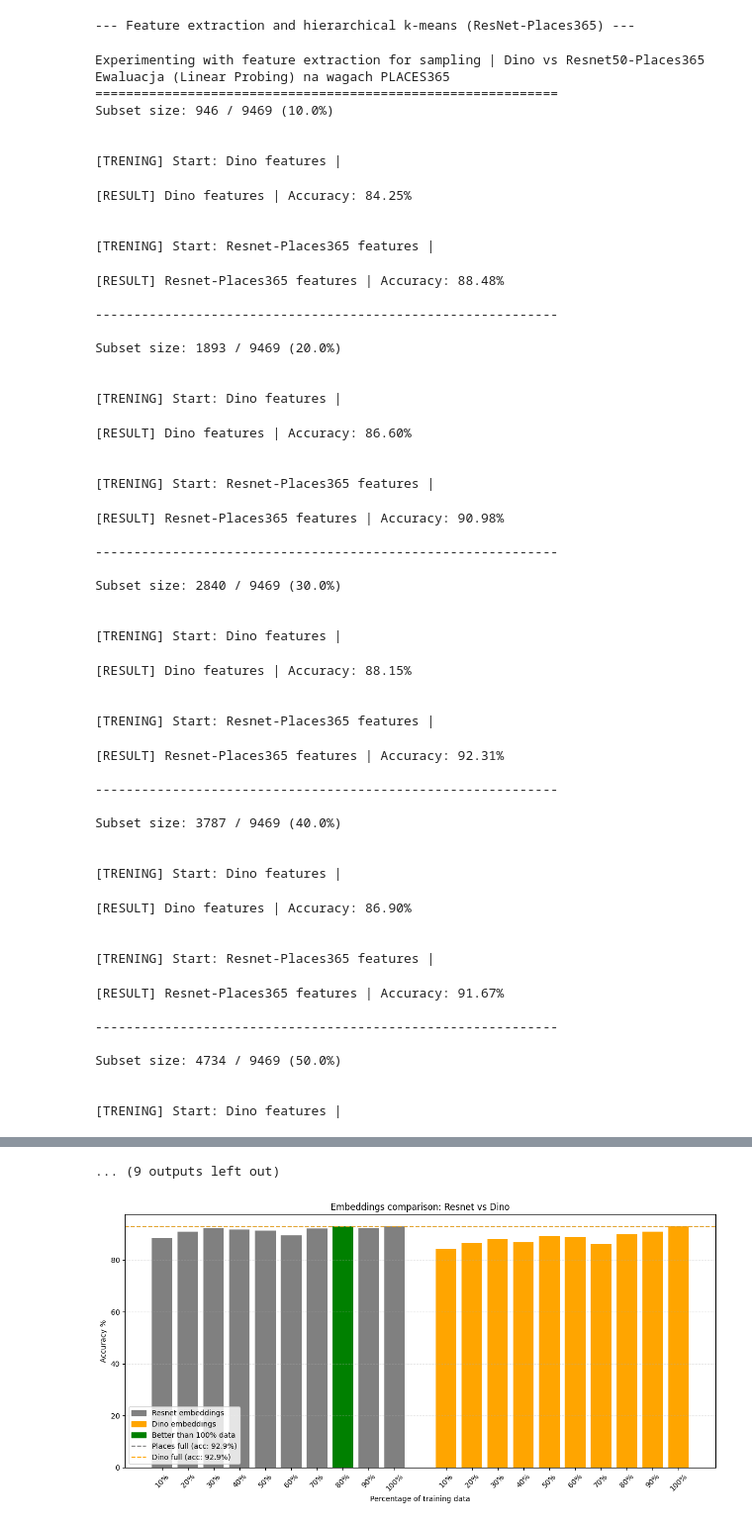
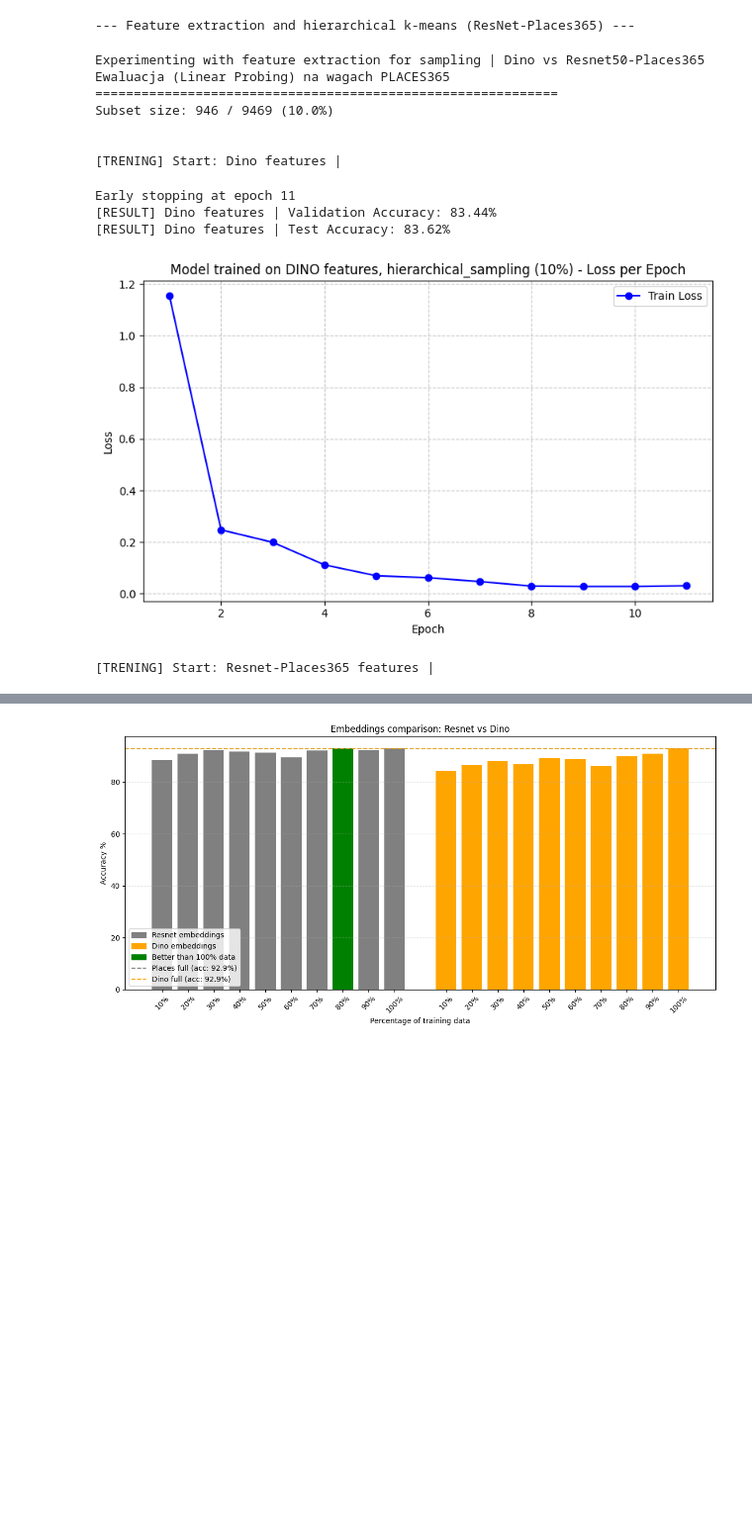
Before and after one commit to Micaet/WB2_Project, a Jupyter notebook: imagenette_places_training_extended.ipynb, the cells around one changed output, grey strips where cells are left out. Shown at 99% size. Saved outputs shown, nothing was run; the diff lists cells and outputs as text; code cells hidden in the pictures; blank space fills up the shorter version.

Commit message:
some corrections to training pipeline(mailny early stopping)

```diff
--- a/imagenette_places_training_extended.ipynb
+++ b/imagenette_places_training_extended.ipynb
@@ -270,7 +272,10 @@ def train_model(model, criterion, optimizer, train_loader, val_dataloader, test_
     epoch_progress = range(max_epochs)
     if epoch_tqdm:
         epoch_progress = tqdm(range(max_epochs), desc='Epochs')
-
+    patience_counter=0
+    best_val_loss = np.inf
+    best_state = model.state_dict()
+    best_state = {k:v.clone() for k, v in best_state.items()}
     for epoch in epoch_progress:
         model.train()
         running_loss = 0.0
@@ -288,7 +293,7 @@ def train_model(model, criterion, optimizer, train_loader, val_dataloader, test_
             scaler.step(optimizer)
             scaler.update()
             running_loss += loss.item()
-        losses.append(running_loss)
+        losses.append(running_loss/len(train_loader))
 
         if early_stopping:
             model.eval()
@@ -298,17 +303,23 @@ def train_model(model, criterion, optimizer, train_loader, val_dataloader, test_
                     imgs, labels = imgs.to(device), labels.to(device)
                     outputs = model(imgs)
                     val_loss += criterion(outputs, labels).item()
+            val_loss = val_loss/len(val_dataloader)
 
             if val_loss < best_val_loss:
                 best_val_loss = val_loss
                 patience_counter = 0
+                best_state = model.state_dict()
+                best_state = {k:v.clone() for k, v in best_state.items()}
             else:
                 patience_counter += 1
                 if patience_counter >= patience:
                     print(f"Early stopping at epoch {epoch + 1}")
                     break
 
+    if early_stopping:
+        model.load_state_dict(best_state)
     model.eval()
+
     correct = 0
     total = 0
     with torch.inference_mode():
@@ -372,12 +383,9 @@ print("Experimenting with feature extraction for sampling | Dino vs Resnet50-Pla
 print("Ewaluacja (Linear Probing) na wagach PLACES365")
 print("="*60)
 
-num_epochs = 10
-lr = 1e-2
-batch_size = 64
 
 percentages = [0.1, 0.2, 0.3, 0.4, 0.5, 0.6, 0.7, 0.8, 0.9, 1.0]
-results_embedings = pd.DataFrame(columns=["embedings", "percentage", "accuracy", "losses"])
+results_embedings = pd.DataFrame(columns=["clustering_method","embedings", "percentage", "accuracy", "losses"])
 
 for clustering_method in CLUSTERING_METHODS:
     for p in percentages:
@@ -417,7 +425,8 @@ for clustering_method in CLUSTERING_METHODS:
                                 )
 
         plot_training_curve(losses, title=f"Model trained on DINO features, {clustering_method} ({p*100:.0f}%)")
-        results_embedings.loc[len(results_embedings)] = ["Dino", label, acc, losses, clustering_method]
+        embedings_name ="Dino"
+        results_embedings.loc[len(results_embedings),] = {"clustering_method":clustering_method,'embedings':embedings_name, "percentage":label, "accuracy":acc, "losses":losses}
         print()
 
         # -------------- trening modelu (LP, sampling z Resnet-Places365) --------------------
@@ -439,79 +448,37 @@ for clustering_method in CLUSTERING_METHODS:
         model = get_places365_eval_model(NUM_CLASSES, device)
 
         criterion = nn.CrossEntropyLoss()
         optimizer = optim.Adam(model.parameters(), lr = lr)
         acc, losses= train_model(model, criterion, optimizer,
                                 DataLoader(current_ds, batch_size=batch_size, shuffle=True, num_workers=0,
                                         generator=torch.Generator().manual_seed(SEED)),
                                 test_loader, val_loader, device,
                                 "Resnet-Places365 features |",
                                 max_epochs=MAX_EPOCHS, early_stopping=True, patience=EARLY_STOPPING_PATIENCE,
                                 epoch_tqdm=True, loader_tqdm=False
                                 )
         plot_training_curve(losses, title=f"Model trained on Resnet-Places365 features, {clustering_method} ({p*100:.0f}%)")
-        results_embedings.loc[len(results_embedings)] = ["Resnet-Places365", label, acc, losses, clustering_method]
+        embedings_name ="Resnet-Places365"
+        results_embedings.loc[len(results_embedings),] = {"clustering_method":clustering_method,'embedings':embedings_name, "percentage":label, "accuracy":acc, "losses":losses}
         print()
         print("-"*60)
         print()
 
 # save results to pkl for later evaluation and plotting
 results_embedings.to_pickle("experiment_results.pkl")
 
 # can later be loaded with:
 # loaded_results = pd.read_pickle("experiment_results.pkl") --- IGNORE ---
 # %% [output]
 Experimenting with feature extraction for sampling | Dino vs Resnet50-Places365
 Ewaluacja (Linear Probing) na wagach PLACES365
 ============================================================
 Subset size: 946 / 9469 (10.0%)
 
 
 [TRENING] Start: Dino features |
-[RESULT] Dino features | Accuracy: 84.25%
-
-
-[TRENING] Start: Resnet-Places365 features |
+Early stopping at epoch 11
+[RESULT] Dino features | Validation Accuracy: 83.44%
+[RESULT] Dino features | Test Accuracy: 83.62%
+[figure, added]
-[RESULT] Resnet-Places365 features | Accuracy: 88.48%
-
-------------------------------------------------------------
-
-Subset size: 1893 / 9469 (20.0%)
-
-
-[TRENING] Start: Dino features |
+[TRENING] Start: Resnet-Places365 features |
-[RESULT] Dino features | Accuracy: 86.60%
-
-
-[TRENING] Start: Resnet-Places365 features |
-[RESULT] Resnet-Places365 features | Accuracy: 90.98%
-
-------------------------------------------------------------
-
-Subset size: 2840 / 9469 (30.0%)
-
-
-[TRENING] Start: Dino features |
-[RESULT] Dino features | Accuracy: 88.15%
-
-
-[TRENING] Start: Resnet-Places365 features |
-[RESULT] Resnet-Places365 features | Accuracy: 92.31%
-
-------------------------------------------------------------
-
-Subset size: 3787 / 9469 (40.0%)
-
-
-[TRENING] Start: Dino features |
-[RESULT] Dino features | Accuracy: 86.90%
-
-
-[TRENING] Start: Resnet-Places365 features |
-[RESULT] Resnet-Places365 features | Accuracy: 91.67%
-
-------------------------------------------------------------
-
-Subset size: 4734 / 9469 (50.0%)
-
-
-[TRENING] Start: Dino features |
@@ -534,2 +485 @@ Subset size: 5681 / 9469 (60.0%)
-... (9 outputs left out)
 # %%
```
Also changed, not shown: parts of 5 cells of this notebook.
